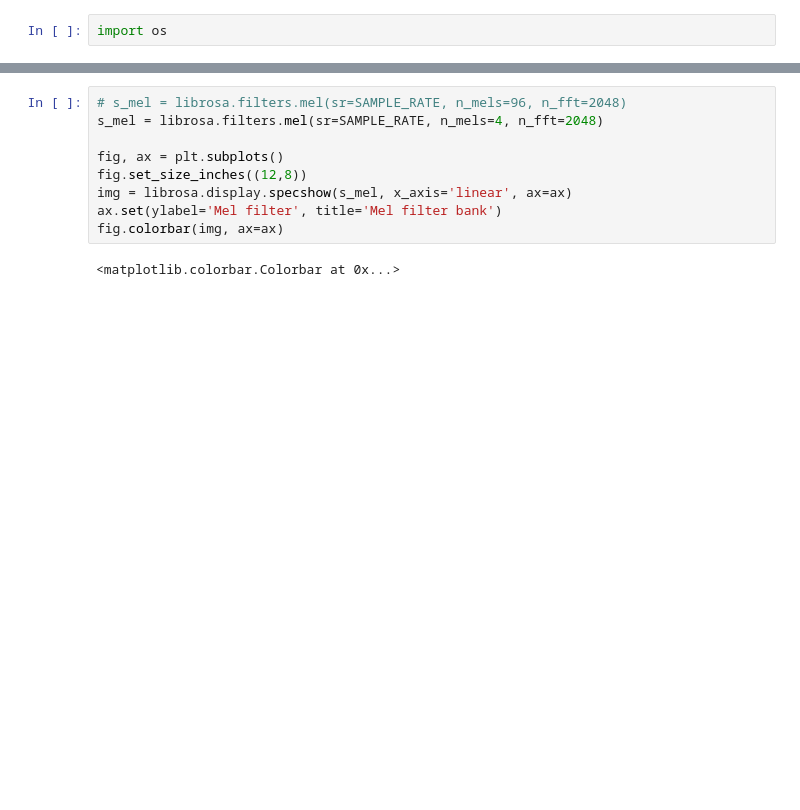
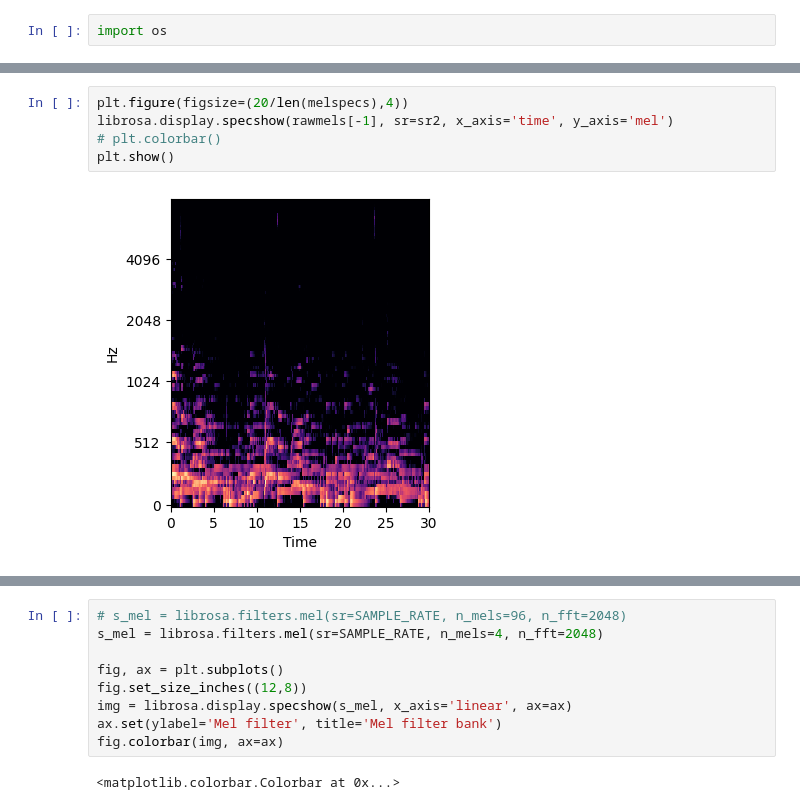
Before and after one commit to hugoalfedoputra/mudelling, a Jupyter notebook: prep/file-from-laptop-test.ipynb, the cells around one changed output, grey strips where cells are left out. Saved outputs shown, nothing was run; the diff lists cells and outputs as text; blank space fills up the shorter version.

Commit message:
Melspec preprocessing

```diff
--- a/prep/file-from-laptop-test.ipynb
+++ b/prep/file-from-laptop-test.ipynb
@@ -90,0 +174,7 @@ plt.show()
+# %%
+plt.figure(figsize=(20/len(melspecs),4))
+librosa.display.specshow(rawmels[-1], sr=sr2, x_axis='time', y_axis='mel')
+# plt.colorbar()
+plt.show()
+# %% [output]
+[figure, added]
```
Also changed, not shown: parts of 6 cells of this notebook, 11 other files.
